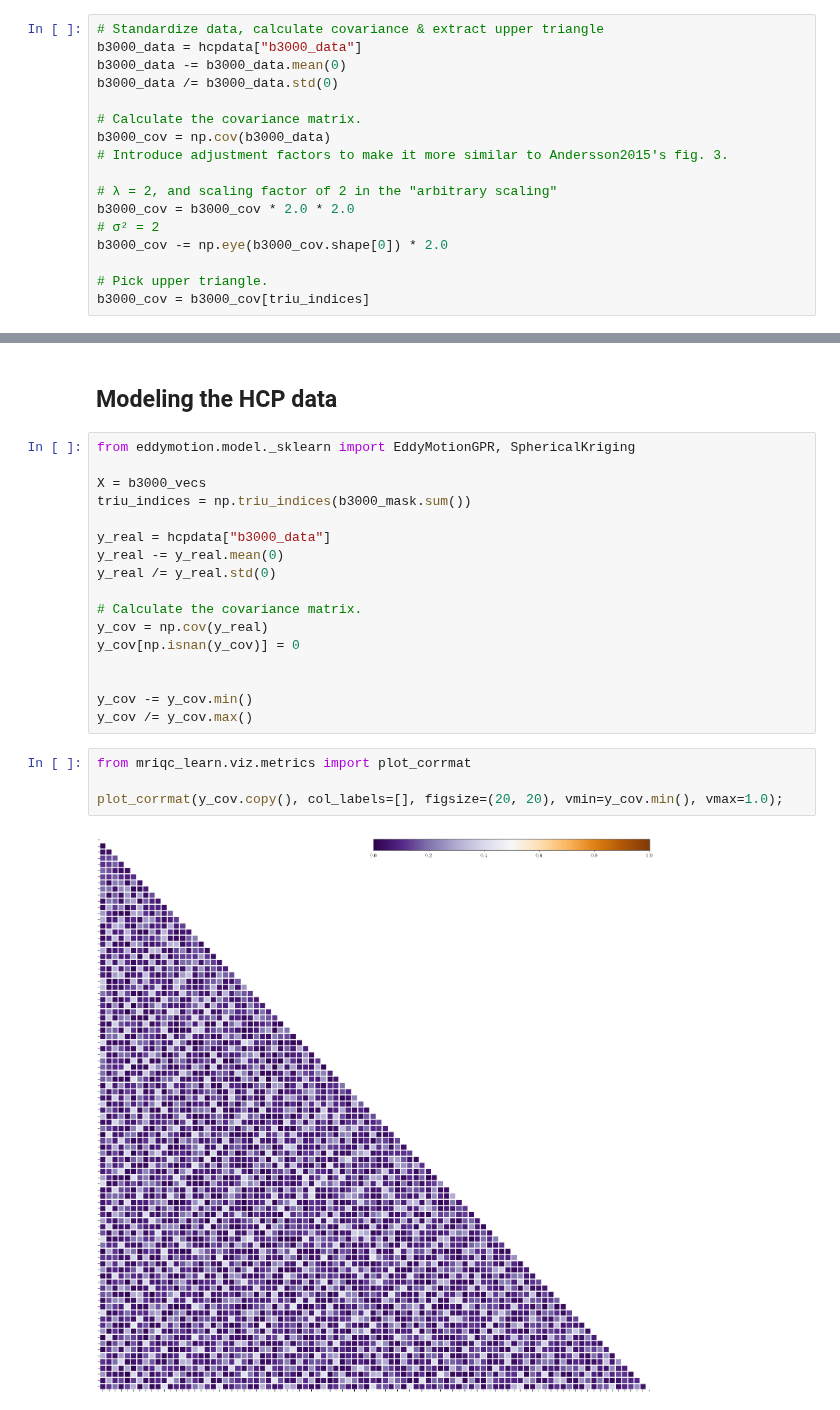
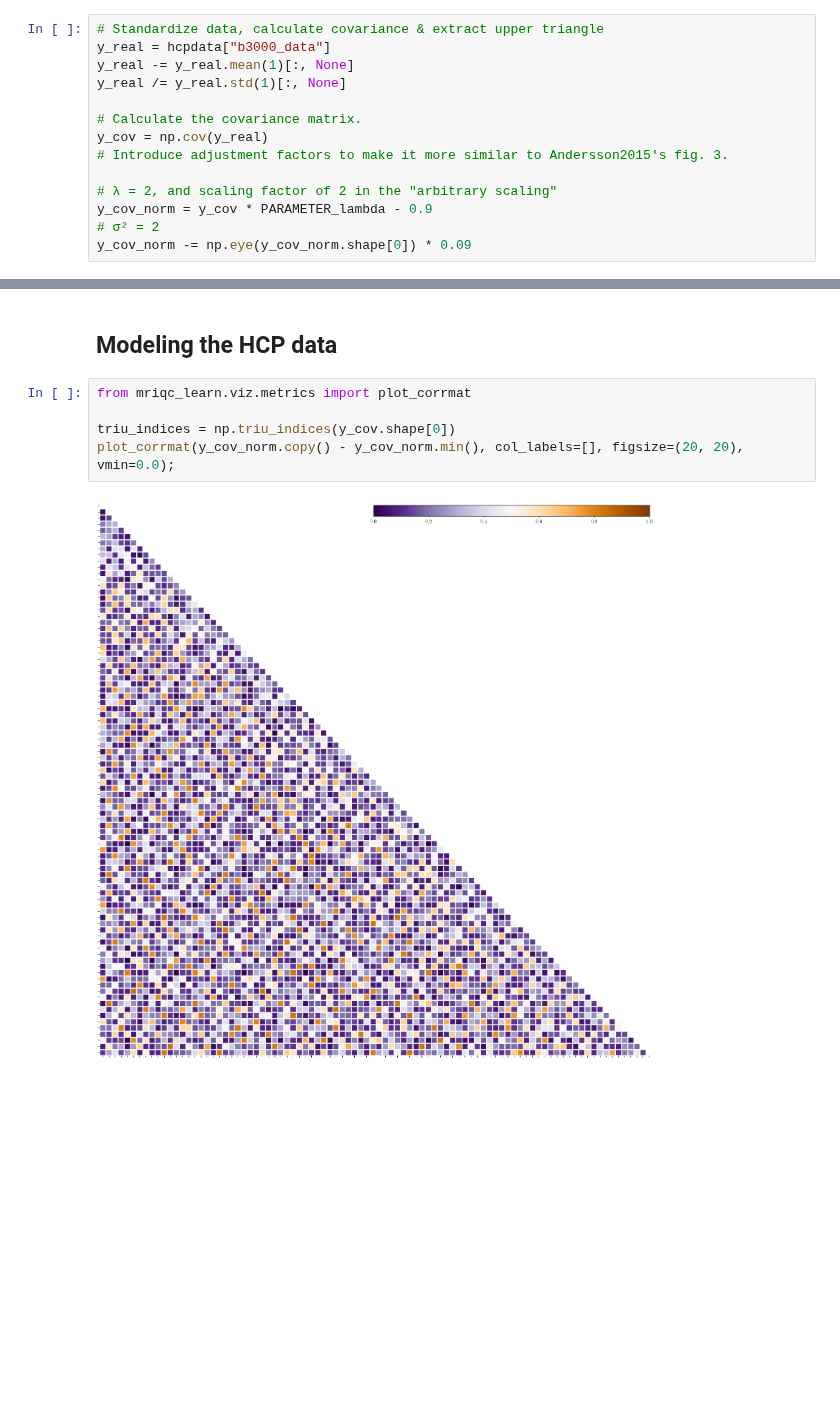
Before and after one commit to nipreps/eddymotion, a Jupyter notebook: docs/notebooks/dmri_covariance.ipynb, the cells around one changed output, grey strips where cells are left out. Cells and saved outputs as stored; diff of their text form; blank space fills up the shorter version.

```diff
--- a/docs/notebooks/dmri_covariance.ipynb
+++ b/docs/notebooks/dmri_covariance.ipynb
@@ -68,18 +68,15 @@ thetas_emp = compute_pairwise_angles(b3000_vecs, closest_polarity=True)[triu_ind
 # %%
 # Standardize data, calculate covariance & extract upper triangle
-b3000_data = hcpdata["b3000_data"]
-b3000_data -= b3000_data.mean(0)
-b3000_data /= b3000_data.std(0)
+y_real = hcpdata["b3000_data"]
+y_real -= y_real.mean(1)[:, None]
+y_real /= y_real.std(1)[:, None]
 
 # Calculate the covariance matrix.
-b3000_cov = np.cov(b3000_data)
+y_cov = np.cov(y_real)
 # Introduce adjustment factors to make it more similar to Andersson2015's fig. 3.
 
 # λ = 2, and scaling factor of 2 in the "arbitrary scaling"
-b3000_cov = b3000_cov * 2.0 * 2.0
+y_cov_norm = y_cov * PARAMETER_lambda - 0.9
 # σ² = 2
-b3000_cov -= np.eye(b3000_cov.shape[0]) * 2.0
-
-# Pick upper triangle.
-b3000_cov = b3000_cov[triu_indices]
+y_cov_norm -= np.eye(y_cov_norm.shape[0]) * 0.09
 # %%
@@ -158,27 +162,11 @@ plt.savefig("synthetic-covariance-plot.png", dpi=300, transparent=False, bbox_in
 [figure]
 # %% [markdown]
 ## Modeling the HCP data
-# %%
-from eddymotion.model._sklearn import EddyMotionGPR, SphericalKriging
-
-X = b3000_vecs
-triu_indices = np.triu_indices(b3000_mask.sum())
-
-y_real = hcpdata["b3000_data"]
-y_real -= y_real.mean(0)
-y_real /= y_real.std(0)
-
-# Calculate the covariance matrix.
-y_cov = np.cov(y_real)
-y_cov[np.isnan(y_cov)] = 0
-
-
-y_cov -= y_cov.min()
-y_cov /= y_cov.max()
 # %%
 from mriqc_learn.viz.metrics import plot_corrmat
 
-plot_corrmat(y_cov.copy(), col_labels=[], figsize=(20, 20), vmin=y_cov.min(), vmax=1.0);
+triu_indices = np.triu_indices(y_cov.shape[0])
+plot_corrmat(y_cov_norm.copy() - y_cov_norm.min(), col_labels=[], figsize=(20, 20), vmin=0.0);
 # %% [output]
-[figure, old version]
+[figure, new version]
 # %%
```
Also changed, not shown: parts of 10 cells of this notebook, 1 other file.
